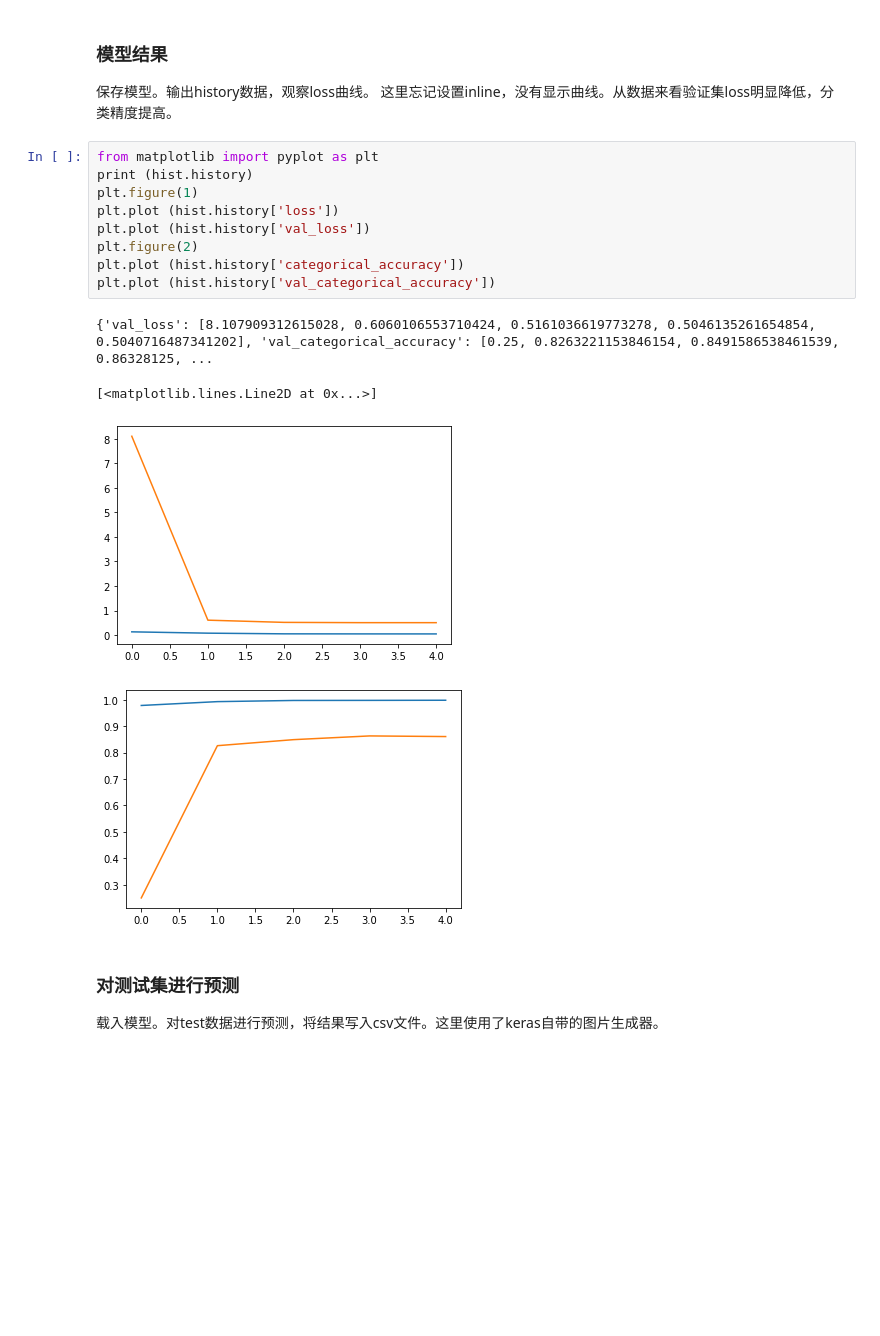
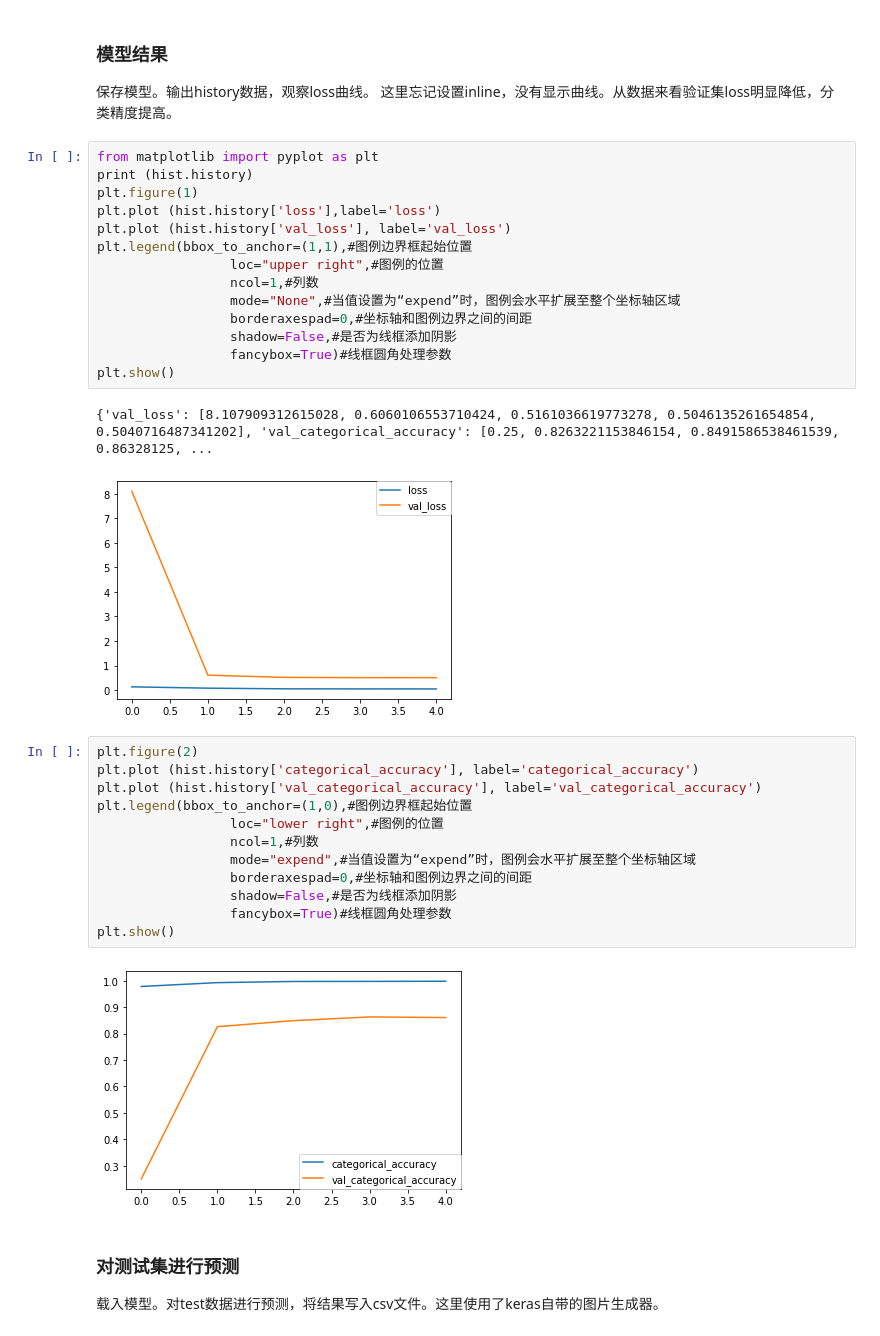
Before and after one commit to perfectism13/learning_colab, a Jupyter notebook: MFFs_model/mffs_model.ipynb, the cells around one changed output. Drawn from its saved outputs; the diff is of its cells as text; blank space fills up the shorter version.

```diff
--- a/MFFs_model/mffs_model.ipynb
+++ b/MFFs_model/mffs_model.ipynb
@@ -669,17 +669,34 @@ Epoch 5/5
 # %%
 from matplotlib import pyplot as plt
 print (hist.history)
 plt.figure(1)
-plt.plot (hist.history['loss'])
-plt.plot (hist.history['val_loss'])
-plt.figure(2)
-plt.plot (hist.history['categorical_accuracy'])
-plt.plot (hist.history['val_categorical_accuracy'])
+plt.plot (hist.history['loss'],label='loss')
+plt.plot (hist.history['val_loss'], label='val_loss')
+plt.legend(bbox_to_anchor=(1,1),#图例边界框起始位置
+                 loc="upper right",#图例的位置
+                 ncol=1,#列数
+                 mode="None",#当值设置为“expend”时，图例会水平扩展至整个坐标轴区域
+                 borderaxespad=0,#坐标轴和图例边界之间的间距
+                 shadow=False,#是否为线框添加阴影
+                 fancybox=True)#线框圆角处理参数
+plt.show()
 # %% [output]
 {'val_loss': [8.107909312615028, 0.6060106553710424, 0.5161036619773278, 0.5046135261654854, 0.5040716487341202], 'val_categorical_accuracy': [0.25, 0.8263221153846154, 0.8491586538461539, 0.86328125, ...
-[<matplotlib.lines.Line2D at 0x...>]
-[figure, old version]
+[figure, new version]
-[figure, removed]
+# %%
+plt.figure(2)
+plt.plot (hist.history['categorical_accuracy'], label='categorical_accuracy')
+plt.plot (hist.history['val_categorical_accuracy'], label='val_categorical_accuracy')
+plt.legend(bbox_to_anchor=(1,0),#图例边界框起始位置
+                 loc="lower right",#图例的位置
+                 ncol=1,#列数
+                 mode="expend",#当值设置为“expend”时，图例会水平扩展至整个坐标轴区域
+                 borderaxespad=0,#坐标轴和图例边界之间的间距
+                 shadow=False,#是否为线框添加阴影
+                 fancybox=True)#线框圆角处理参数
+plt.show()
+# %% [output]
+[figure, added]
 # %% [markdown]
 ### 对测试集进行预测
 
```
